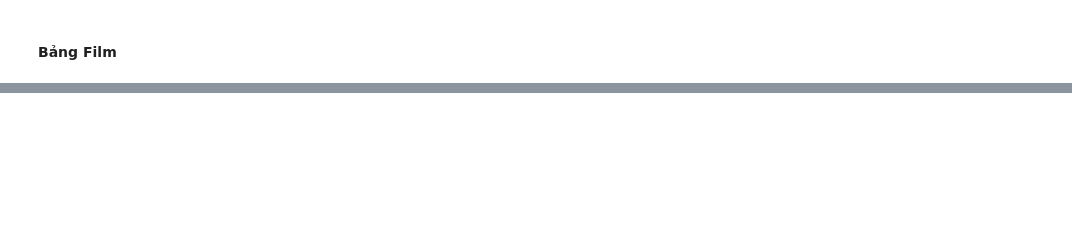
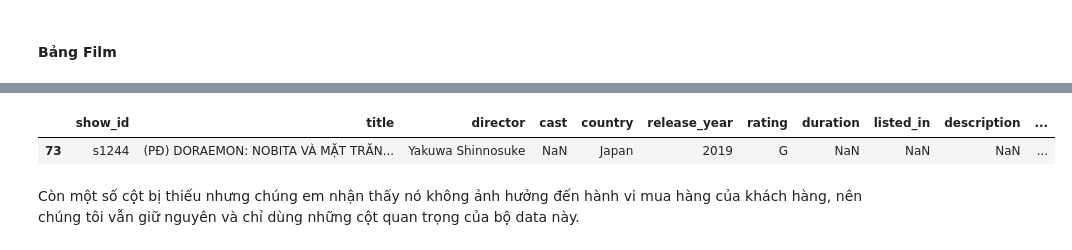
Before and after one commit to Thao1274/Nhom_5_Mid_term_1, a Jupyter notebook: Xử lý dữ liệu.ipynb, the cells around one changed output, grey strips where cells are left out. Cells and saved outputs as stored; diff of their text form; code cells hidden in the pictures; blank space fills up the shorter version.

```diff
--- a/Xử lý dữ liệu.ipynb
+++ b/Xử lý dữ liệu.ipynb
@@ -331,0 +344,8 @@ update_dict = {
+# %%
+
+df_film_listed_in_null = df_film[df_film['listed_in'].isna()]
+# %%
+df_film_listed_in_null
+# %% [output]
+|  | show_id | title | director | cast | country | release_year | rating | duration | listed_in | description | ... |
+| 73 | s1244 | (PĐ) DORAEMON: NOBITA VÀ MẶT TRĂN... | Yakuwa Shinnosuke | NaN | Japan | 2019 | G | NaN | NaN | NaN | ... |
@@ -331,0 +355,2 @@ update_dict = {
+# %% [markdown]
+Còn một số cột bị thiếu nhưng chúng em nhận thấy nó không ảnh hưởng đến hành vi mua hàng của khách hàng, nên chúng tôi vẫn giữ nguyên và chỉ dùng những cột quan trọng của bộ data này.
```
Also changed, not shown: parts of 49 cells of this notebook.
